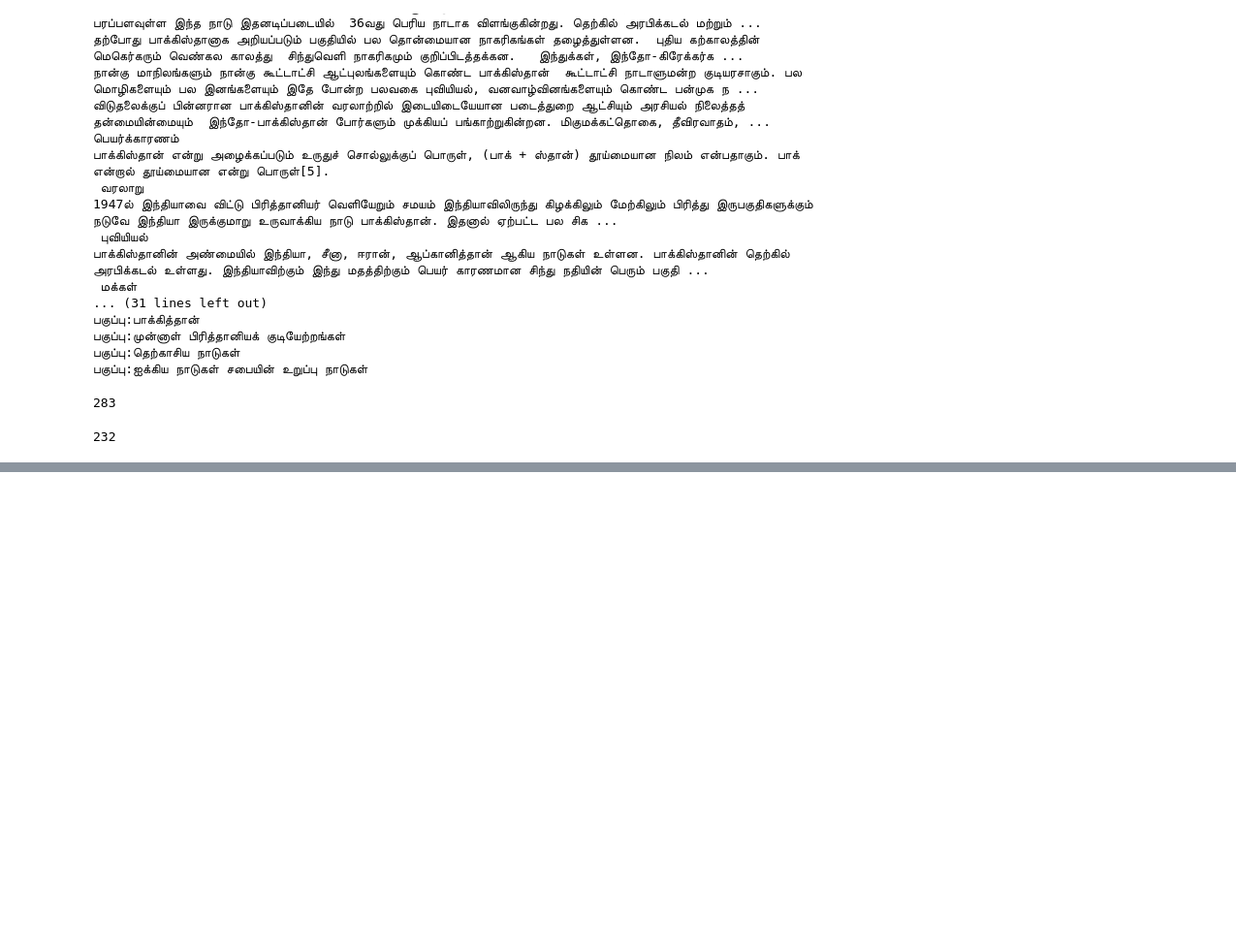
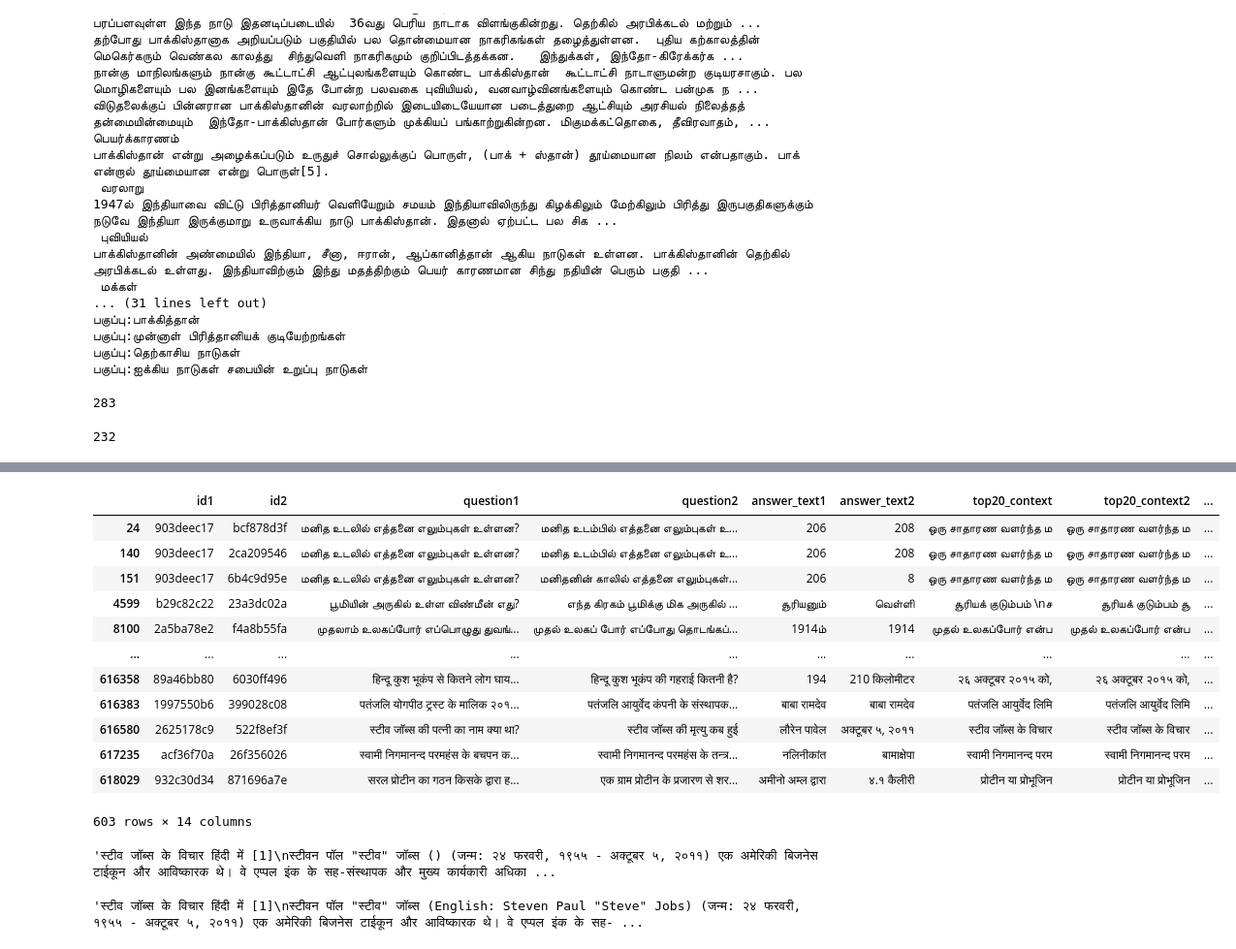
Before and after one commit to guchio3/kaggle-chaii-2021, a Jupyter notebook: notebooks/EDA.ipynb, the cells around one changed output, grey strips where cells are left out. Shown at 97% size. Drawn from its saved outputs; the diff is of its cells as text; code cells hidden in the pictures; blank space fills up the shorter version.

```diff
--- a/notebooks/EDA.ipynb
+++ b/notebooks/EDA.ipynb
@@ -579,0 +499,28 @@ distance_df.sort_values("jaccard_question_distance", ascending=False).head(100)
+# %%
+from tqdm.auto import tqdm
+
+distances = []
+for i, row in tqdm(prep_df.drop_duplicates("id").iterrows(), total=prep_df.id.nunique()):
+    for j, row2 in prep_df.drop_duplicates("id").iterrows():
+        if j <= i:
+            continue
+        distances.append(
+            {
+                "id1": row["id"],
+                "id2": row2["id"],
+                "question1": row["question"],
+                "question2": row2["question"],
+                "answer_text1": row["answer_text"],
+                "answer_text2": row2["answer_text"],
+                "top20_context": row["context"][:20],
+                "top20_context2": row2["context"][:20],
+                # "leven_context_distance": Levenshtein.distance(row["context"], row2["context"]),
+                "leven_top20_context_distance": Levenshtein.distance(row["context"][:20], row2["context"][:20]),
+                "leven_question_distance": Levenshtein.distance(row["question"], row2["question"]),
+                "leven_answer_text_distance": Levenshtein.distance(row["answer_text"], row2["answer_text"]),
+                # "jaccard_context_distance": jaccard(row["context"], row2["context"]),
+                "jaccard_top20_context_distance": jaccard(row["context"][:20], row2["context"][:20]),
+                "jaccard_question_distance": jaccard(row["question"], row2["question"]),
+                "jaccard_answer_text_distance": jaccard(row["answer_text"], row2["answer_text"]),
+            }
+        )
@@ -579,0 +584,24 @@ distance_df.sort_values("jaccard_question_distance", ascending=False).head(100)
+# %%
+distance_df.query("leven_top20_context_distance <= 5")
+# %% [output]
+|  | id1 | id2 | question1 | question2 | answer_text1 | answer_text2 | top20_context | top20_context2 | ... |
+| 24 | 903deec17 | bcf878d3f | மனித உடலில் எத்தனை எலும்புகள் உள்ளன? | மனித உடம்பில் எத்தனை எலும்புகள் உ... | 206 | 208 | ஒரு சாதாரண வளர்ந்த ம | ஒரு சாதாரண வளர்ந்த ம | ... |
+| 140 | 903deec17 | 2ca209546 | மனித உடலில் எத்தனை எலும்புகள் உள்ளன? | மனித உடம்பில் எத்தனை எலும்புகள் உ... | 206 | 208 | ஒரு சாதாரண வளர்ந்த ம | ஒரு சாதாரண வளர்ந்த ம | ... |
+| 151 | 903deec17 | 6b4c9d95e | மனித உடலில் எத்தனை எலும்புகள் உள்ளன? | மனிதனின் காலில் எத்தனை எலும்புகள்... | 206 | 8 | ஒரு சாதாரண வளர்ந்த ம | ஒரு சாதாரண வளர்ந்த ம | ... |
+| 4599 | b29c82c22 | 23a3dc02a | பூமியின் அருகில் உள்ள விண்மீன் எது? | எந்த கிரகம் பூமிக்கு மிக அருகில் ... | சூரியனும் | வெள்ளி | சூரியக் குடும்பம் \nச | சூரியக் குடும்பம் சூ | ... |
+| 8100 | 2a5ba78e2 | f4a8b55fa | முதலாம் உலகப்போர் எப்பொழுது துவங்... | முதல் உலகப் போர் எப்போது தொடங்கப்... | 1914ம் | 1914 | முதல் உலகப்போர் என்ப | முதல் உலகப்போர் என்ப | ... |
+| ... | ... | ... | ... | ... | ... | ... | ... | ... | ... |
+| 616358 | 89a46bb80 | 6030ff496 | हिन्दू कुश भूकंप से कितने लोग घाय... | हिन्दू कुश भूकंप की गहराई कितनी है? | 194 | 210 किलोमीटर | २६ अक्टूबर २०१५ को, | २६ अक्टूबर २०१५ को, | ... |
+| 616383 | 1997550b6 | 399028c08 | पतंजलि योगपीठ ट्रस्ट के मालिक २०१... | पतंजलि आयुर्वेद कंपनी के संस्थापक... | बाबा रामदेव | बाबा रामदेव | पतंजलि आयुर्वेद लिमि | पतंजलि आयुर्वेद लिमि | ... |
+| 616580 | 2625178c9 | 522f8ef3f | स्टीव जॉब्स की पत्नी का नाम क्या था? | स्टीव जॉब्स की मृत्यु कब हुई | लौरेन पावेल | अक्टूबर ५, २०११ | स्टीव जॉब्स के विचार | स्टीव जॉब्स के विचार | ... |
+| 617235 | acf36f70a | 26f356026 | स्वामी निगमानन्द परमहंस के बचपन क... | स्वामी निगमानन्द परमहंस के तन्त्र... | नलिनीकांत | बामाक्षेपा | स्वामी निगमानन्द परम | स्वामी निगमानन्द परम | ... |
+| 618029 | 932c30d34 | 871696a7e | सरल प्रोटीन का गठन किसके द्वारा ह... | एक ग्राम प्रोटीन के प्रजारण से शर... | अमीनो अम्ल द्वारा | ४.१ कैलीरी | प्रोटीन या प्रोभूजिन | प्रोटीन या प्रोभूजिन | ... |
+603 rows × 14 columns
+# %%
+prep_df.drop_duplicates("id").query("id == '2625178c9'").iloc[0]["context"]
+# %% [output]
+'स्टीव जॉब्स के विचार हिंदी में [1]\nस्टीवन पॉल "स्टीव" जॉब्स () (जन्म: २४ फरवरी, १९५५ - अक्टूबर ५, २०११) एक अमेरिकी बिजनेस टाईकून और आविष्कारक थे। वे एप्पल इंक के सह-संस्थापक और मुख्य कार्यकारी अधिका ...
+# %%
+prep_df.drop_duplicates("id").query("id == '522f8ef3f'").iloc[0]["context"]
+# %% [output]
+'स्टीव जॉब्स के विचार हिंदी में [1]\nस्टीवन पॉल "स्टीव" जॉब्स (English: Steven Paul "Steve" Jobs) (जन्म: २४ फरवरी, १९५५ - अक्टूबर ५, २०११) एक अमेरिकी बिजनेस टाईकून और आविष्कारक थे। वे एप्पल इंक के सह- ...
```
Also changed, not shown: parts of 33 cells of this notebook, 1 other file.
